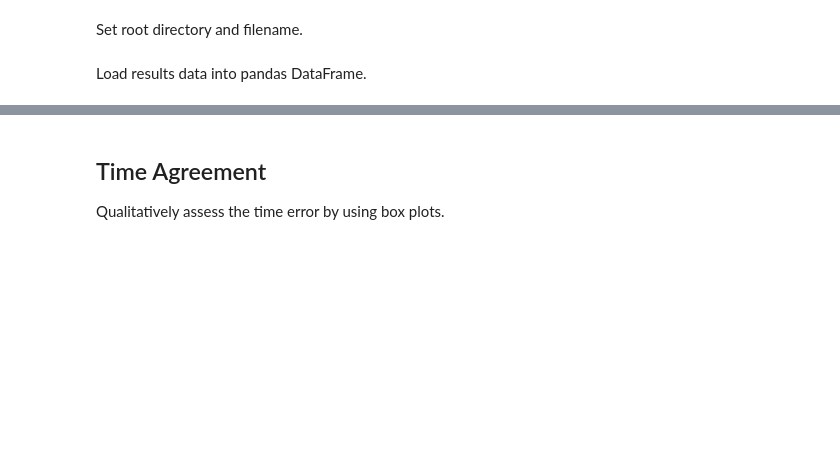
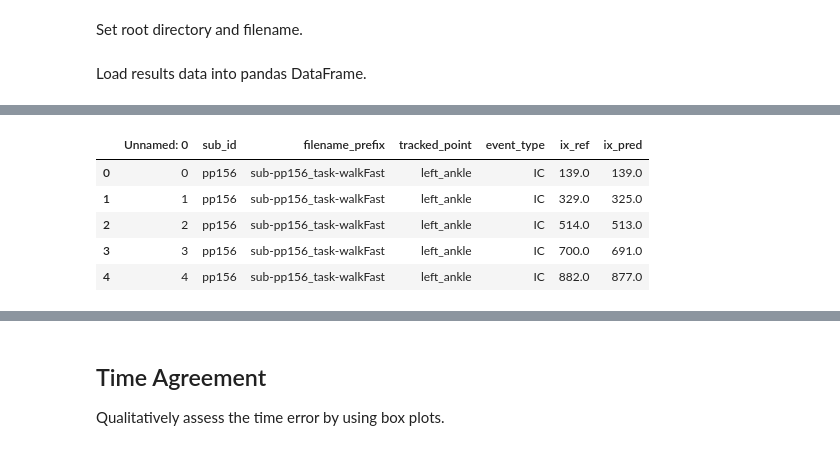
Before and after one commit to rmndrs89/my-gait-events-tcn, a Jupyter notebook: analysis/analysis.ipynb, the cells around one changed output, grey strips where cells are left out. Drawn from its saved outputs; the diff is of its cells as text; code cells hidden in the pictures; blank space fills up the shorter version.

```diff
--- a/analysis/analysis.ipynb
+++ b/analysis/analysis.ipynb
@@ -191,3 +193,12 @@ df_ic = df.loc[df["event_type"]=="IC"]
 df_ic_clean = df_ic[(df_ic["ix_ref"].notna()) & (df_ic["ix_pred"].notna())]
 df_fc = df.loc[df["event_type"]=="FC"]
 df_fc_clean = df_fc[(df_fc["ix_ref"].notna()) & (df_fc["ix_pred"].notna())]
+# %%
+df_ic_clean.head()
+# %% [output]
+|  | Unnamed: 0 | sub_id | filename_prefix | tracked_point | event_type | ix_ref | ix_pred |
+| 0 | 0 | pp156 | sub-pp156_task-walkFast | left_ankle | IC | 139.0 | 139.0 |
+| 1 | 1 | pp156 | sub-pp156_task-walkFast | left_ankle | IC | 329.0 | 325.0 |
+| 2 | 2 | pp156 | sub-pp156_task-walkFast | left_ankle | IC | 514.0 | 513.0 |
+| 3 | 3 | pp156 | sub-pp156_task-walkFast | left_ankle | IC | 700.0 | 691.0 |
+| 4 | 4 | pp156 | sub-pp156_task-walkFast | left_ankle | IC | 882.0 | 877.0 |
```
Also changed, not shown: parts of 9 cells of this notebook, 2 other files.
